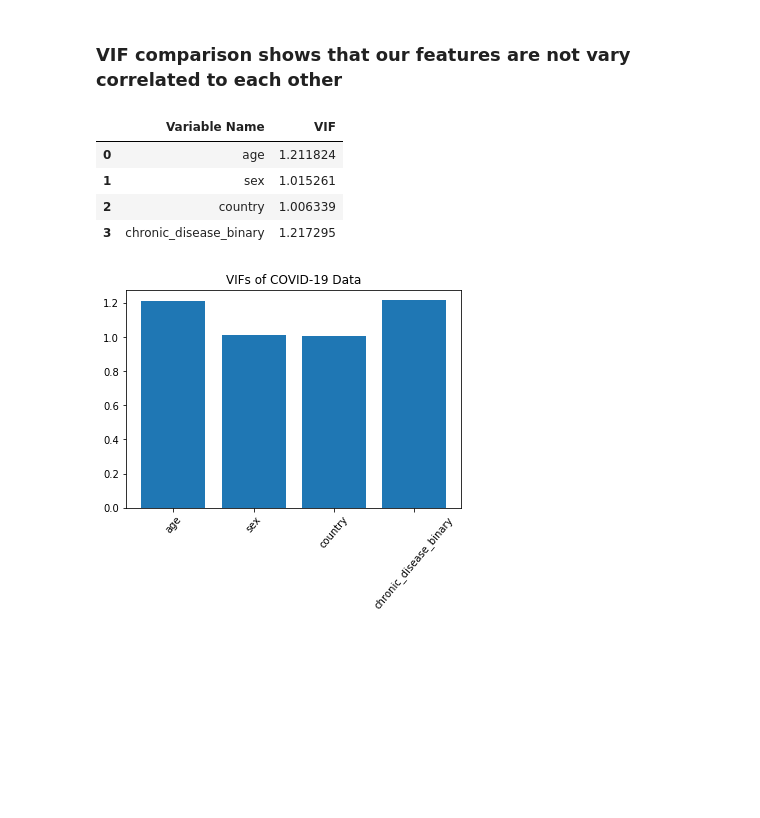
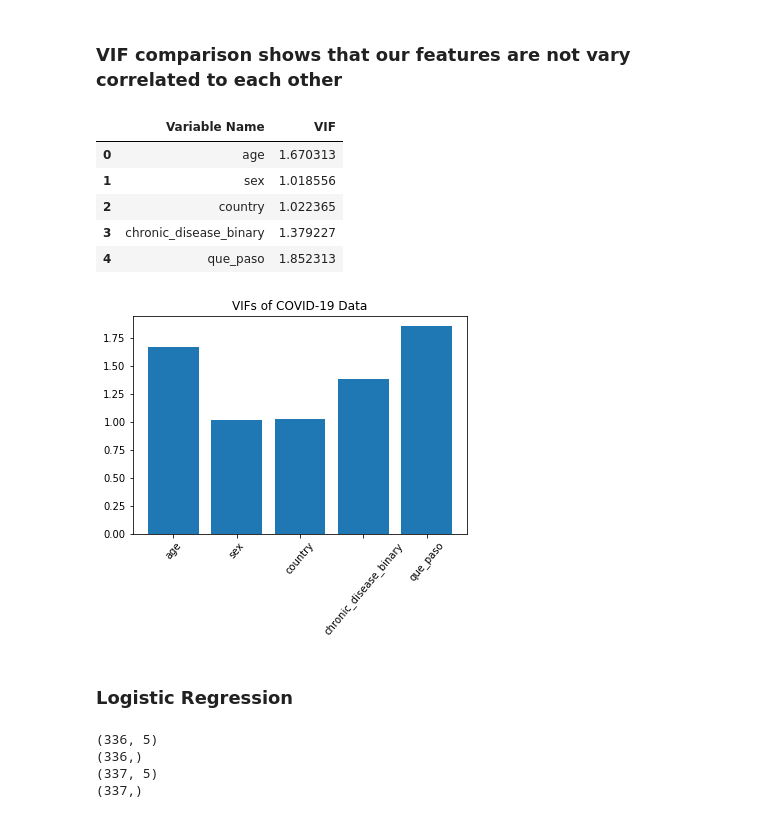
Before and after one commit to dukersss13/COVID-19-ML-Classification-Model, a Jupyter notebook: Nwerem.ipynb, the cells around one changed output. Saved outputs shown, nothing was run; the diff lists cells and outputs as text; code cells hidden in the pictures; blank space fills up the shorter version.

```diff
--- a/Nwerem.ipynb
+++ b/Nwerem.ipynb
@@ -111,7 +110,7 @@ log reg, naive bayes, random forest, NN
 import statsmodels.api as sm
 import matplotlib.pyplot as plt
 # %%
-reg = sm.add_constant(cleaned_subset['age'])
+reg = sm.add_constant(xtrain['age'])
 results = sm.OLS(ytrain, reg).fit()
 results.summary()
 # %% [output]
@@ -135,7 +134,7 @@ OLS Regression Results
 Warnings:
 [1] Standard Errors assume that the covariance matrix of the errors is correctly specified.
 # %%
-reg = sm.add_constant(cleaned_subset['chronic_disease_binary'])
+reg = sm.add_constant(xtrain['chronic_disease_binary'])
 results = sm.OLS(ytrain, reg).fit()
 results.summary()
 # %% [output]
@@ -159,7 +158,7 @@ OLS Regression Results
 Warnings:
 [1] Standard Errors assume that the covariance matrix of the errors is correctly specified.
 # %%
-reg = sm.add_constant(cleaned_subset['sex'])
+reg = sm.add_constant(xtrain['sex'])
 results = sm.OLS(ytrain, reg).fit()
 results.summary()
 # %% [output]
@@ -183,7 +182,7 @@ OLS Regression Results
 Warnings:
 [1] Standard Errors assume that the covariance matrix of the errors is correctly specified.
 # %%
-columns = cleaned_subset[['age','chronic_disease_binary']]
+columns = xtrain[['age','chronic_disease_binary']]
 reg = sm.add_constant(columns)
 results = sm.OLS(ytrain, reg).fit()
 results.summary()
@@ -247,11 +246,14 @@ def generate_vif_dataframe(train_data):
     plt.title("VIFs of COVID-19 Data")
     return vif_dataframe
 # %%
-generate_vif_dataframe(cleaned_subset)
+generate_vif_dataframe(xtrain)
 # %% [output]
 |  | Variable Name | VIF |
-| 0 | age | 1.211824 |
-| 1 | sex | 1.015261 |
-| 2 | country | 1.006339 |
-| 3 | chronic_disease_binary | 1.217295 |
+| 0 | age | 1.670313 |
+| 1 | sex | 1.018556 |
+| 2 | country | 1.022365 |
+| 3 | chronic_disease_binary | 1.379227 |
+| 4 | que_paso | 1.852313 |
-[figure, old version]
+[figure, new version]
+# %% [markdown]
+### Logistic Regression
@@ -257,0 +270,10 @@ generate_vif_dataframe(cleaned_subset)
+# %%
+print(x_train.shape)
+print(y_train.shape)
+print(x_test.shape)
+print(y_test.shape)
+# %% [output]
+(336, 5)
+(336,)
+(337, 5)
+(337,)
```
Also changed, not shown: parts of 34 cells of this notebook.
